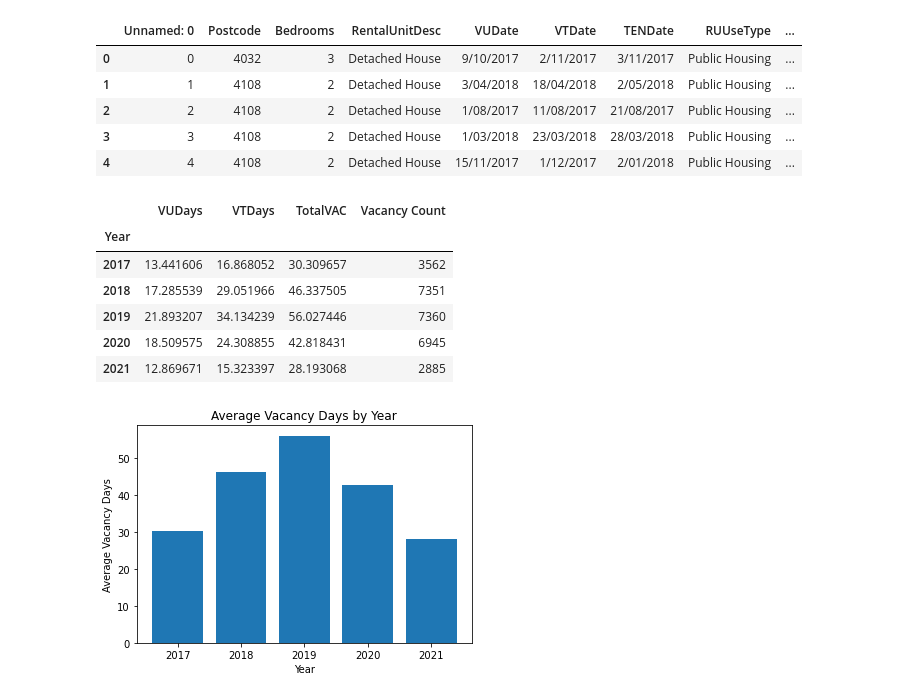
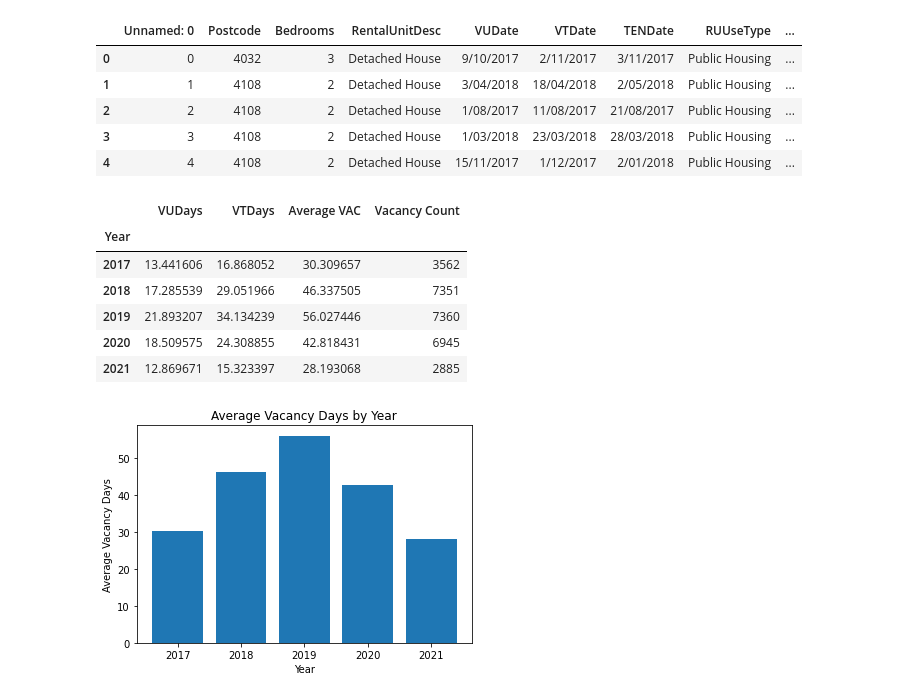
Before and after one commit to Anguyensfg/project-1, a Jupyter notebook: Analysis.ipynb, the cells around one changed output. Saved outputs shown, nothing was run; the diff lists cells and outputs as text; code cells hidden in the pictures.

```diff
--- a/Analysis.ipynb
+++ b/Analysis.ipynb
@@ -19,12 +20,12 @@ df.head()
 | 3 | 3 | 4108 | 2 | Detached House | 1/03/2018 | 23/03/2018 | 28/03/2018 | Public Housing | ... |
 | 4 | 4 | 4108 | 2 | Detached House | 15/11/2017 | 1/12/2017 | 2/01/2018 | Public Housing | ... |
 # %%
-#Group by year
+#Groupby by year
 year_groupby = df.groupby(by='Year',as_index=True).agg({'VUDays':'mean', 'VTDays':'mean', 'TotalVAC':'mean', 'LGA': 'count'})#[['VUDays', 'VTDays', 'TotalVAC']].mean()
-year_groupby = year_groupby.rename(columns= {'LGA':'Vacancy Count'})
+year_groupby = year_groupby.rename(columns= {'LGA':'Vacancy Count', 'TotalVAC':'Average VAC'})
 year_groupby.head(30)
 # %% [output]
-|  | VUDays | VTDays | TotalVAC | Vacancy Count |
+|  | VUDays | VTDays | Average VAC | Vacancy Count |
 | Year |  |  |  |  |
 | 2017 | 13.441606 | 16.868052 | 30.309657 | 3562 |
 | 2018 | 17.285539 | 29.051966 | 46.337505 | 7351 |
```
Also changed, not shown: parts of 16 cells of this notebook, 2 other files.
